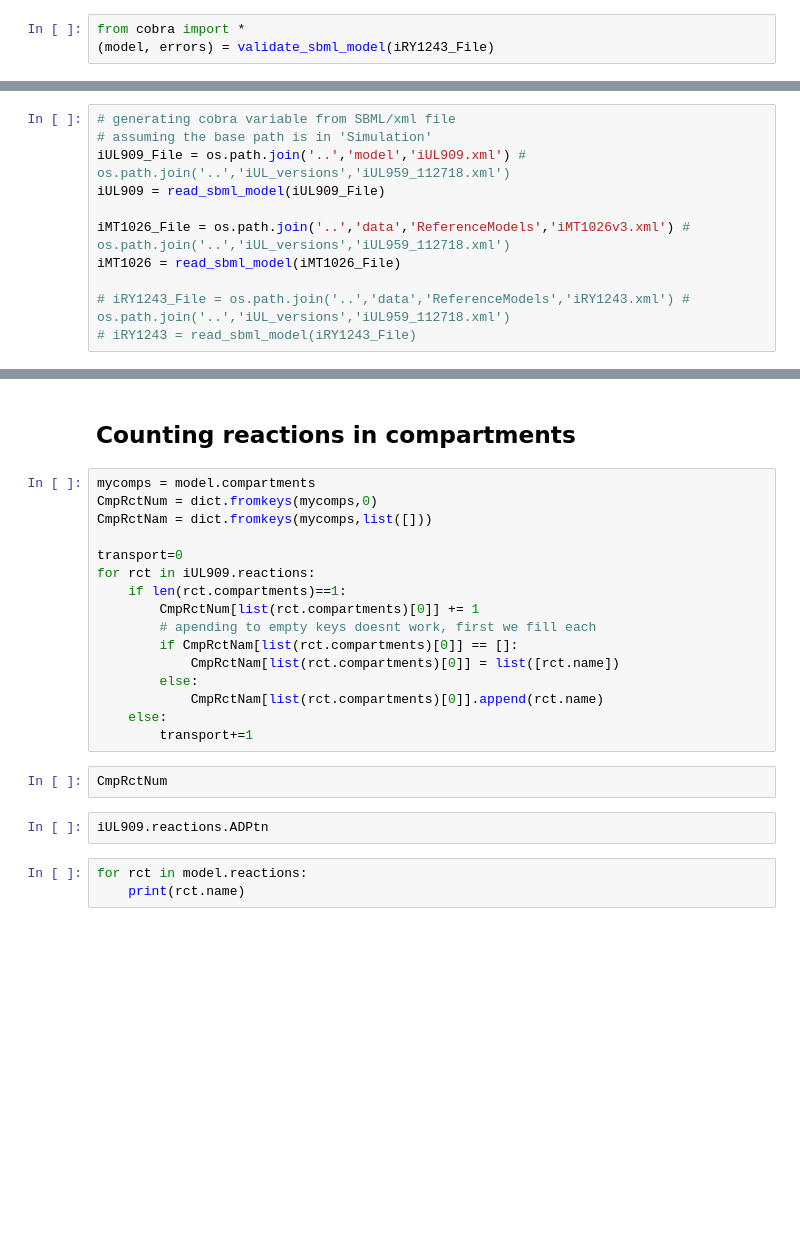
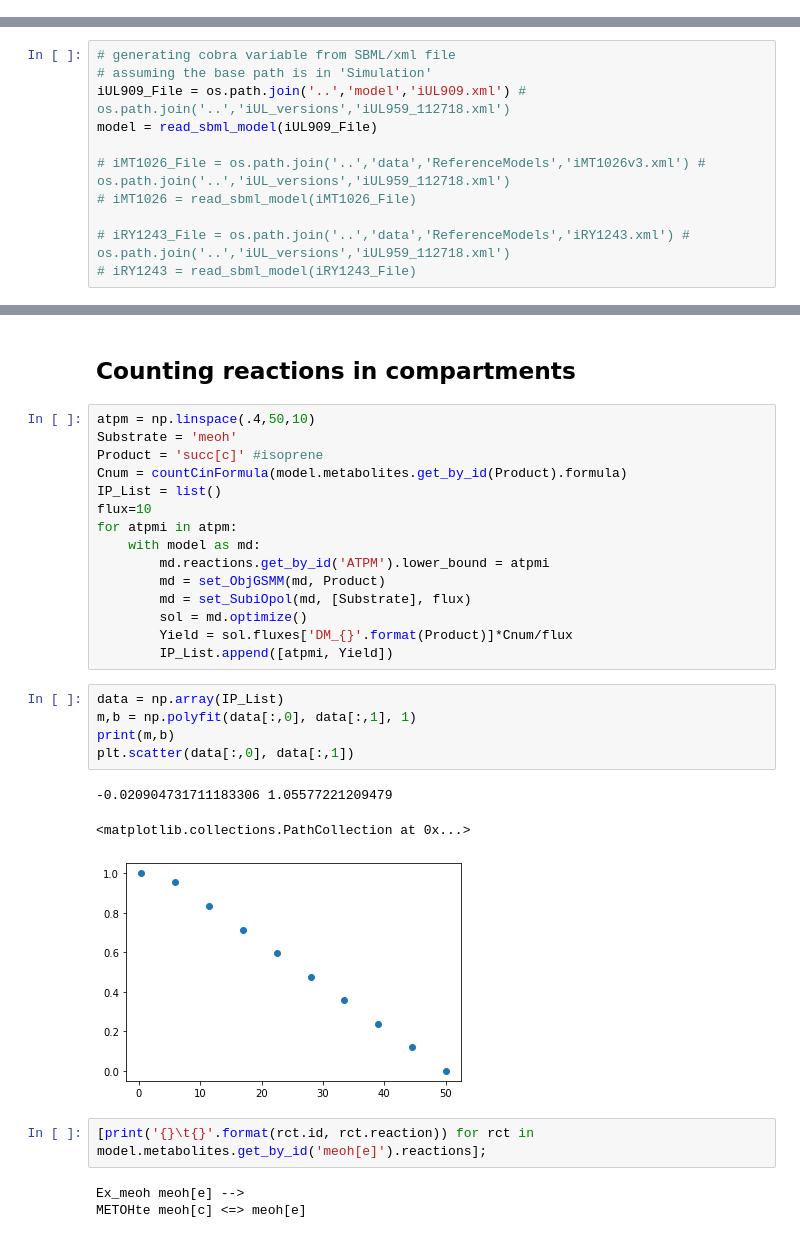
Before and after one commit to iAMB-RWTH-Aachen/Opol-GSMM, a Jupyter notebook: code/Model-Analysis.ipynb, the cells around one changed output, grey strips where cells are left out. Saved outputs shown, nothing was run; the diff lists cells and outputs as text; blank space fills up the shorter version.

Commit message:
isoprene simulations

```diff
--- a/code/Model-Analysis.ipynb
+++ b/code/Model-Analysis.ipynb
@@ -22,5 +24,2 @@ from cobra.io import read_sbml_model, write_sbml_model
 
 # additional functions to count and assign reaction in compartments
-# %%
-from cobra import *
-(model, errors) = validate_sbml_model(iRY1243_File)
@@ -28,10 +70,10 @@ from cobra import *
 # generating cobra variable from SBML/xml file
 # assuming the base path is in 'Simulation'
 iUL909_File = os.path.join('..','model','iUL909.xml') # os.path.join('..','iUL_versions','iUL959_112718.xml')
-iUL909 = read_sbml_model(iUL909_File)
+model = read_sbml_model(iUL909_File)
 
-iMT1026_File = os.path.join('..','data','ReferenceModels','iMT1026v3.xml') # os.path.join('..','iUL_versions','iUL959_112718.xml')
-iMT1026 = read_sbml_model(iMT1026_File)
+# iMT1026_File = os.path.join('..','data','ReferenceModels','iMT1026v3.xml') # os.path.join('..','iUL_versions','iUL959_112718.xml')
+# iMT1026 = read_sbml_model(iMT1026_File)
 
 # iRY1243_File = os.path.join('..','data','ReferenceModels','iRY1243.xml') # os.path.join('..','iUL_versions','iUL959_112718.xml')
 # iRY1243 = read_sbml_model(iRY1243_File)
@@ -38,25 +138,31 @@ iMT1026 = read_sbml_model(iMT1026_File)
 # %% [markdown]
 ## Counting reactions in compartments
-# %%
-mycomps = model.compartments
-CmpRctNum = dict.fromkeys(mycomps,0)
-CmpRctNam = dict.fromkeys(mycomps,list([]))
-
-transport=0
-for rct in iUL909.reactions:
-    if len(rct.compartments)==1:
-        CmpRctNum[list(rct.compartments)[0]] += 1
-        # apending to empty keys doesnt work, first we fill each
-        if CmpRctNam[list(rct.compartments)[0]] == []:
-            CmpRctNam[list(rct.compartments)[0]] = list([rct.name])
-        else:
-            CmpRctNam[list(rct.compartments)[0]].append(rct.name)
-    else:
-        transport+=1
-# %%
-CmpRctNum
-# %%
-iUL909.reactions.ADPtn
-# %%
-for rct in model.reactions:
-    print(rct.name)
+# %%
+atpm = np.linspace(.4,50,10)
+Substrate = 'meoh'
+Product = 'succ[c]' #isoprene
+Cnum = countCinFormula(model.metabolites.get_by_id(Product).formula)
+IP_List = list()
+flux=10
+for atpmi in atpm:
+    with model as md:
+        md.reactions.get_by_id('ATPM').lower_bound = atpmi
+        md = set_ObjGSMM(md, Product)
+        md = set_SubiOpol(md, [Substrate], flux)
+        sol = md.optimize()
+        Yield = sol.fluxes['DM_{}'.format(Product)]*Cnum/flux
+        IP_List.append([atpmi, Yield])
+# %%
+data = np.array(IP_List)
+m,b = np.polyfit(data[:,0], data[:,1], 1)
+print(m,b)
+plt.scatter(data[:,0], data[:,1])
+# %% [output]
+-0.020904731711183306 1.05577221209479
+<matplotlib.collections.PathCollection at 0x...>
+[figure, added]
+# %%
+[print('{}\t{}'.format(rct.id, rct.reaction)) for rct in model.metabolites.get_by_id('meoh[e]').reactions];
+# %% [output]
+Ex_meoh meoh[e] -->
+METOHte meoh[c] <=> meoh[e]
```
Also changed, not shown: parts of 9 cells of this notebook, 14 other files.
